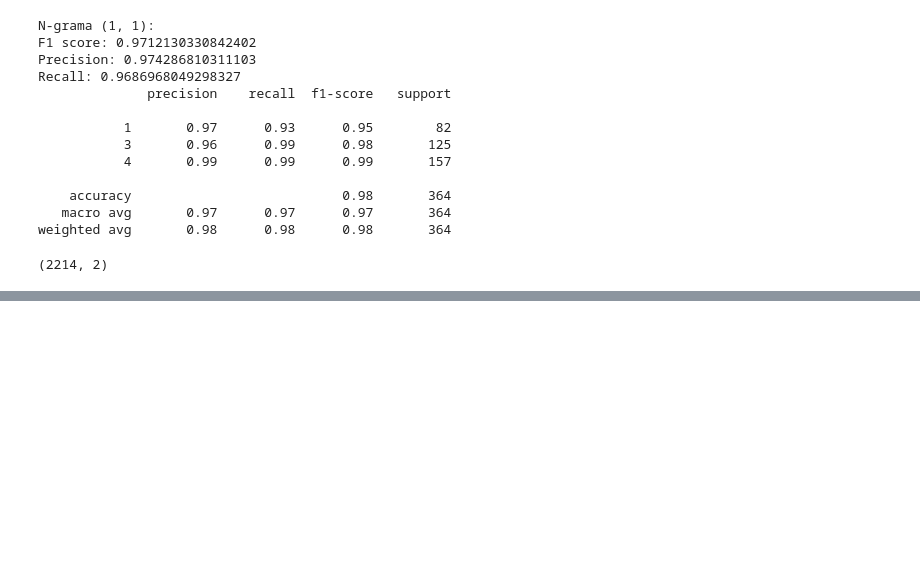
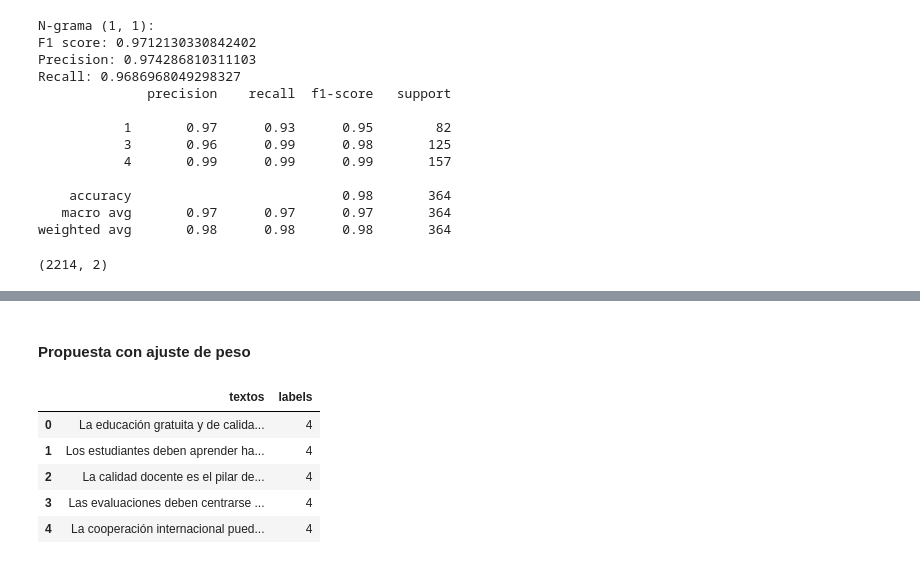
Before and after one commit to BILabsAndProjects/Proyecto1, a Jupyter notebook: pipeline.ipynb, the cells around one changed output, grey strips where cells are left out. Cells and saved outputs as stored; diff of their text form; code cells hidden in the pictures; blank space fills up the shorter version.

```diff
--- a/pipeline.ipynb
+++ b/pipeline.ipynb
@@ -267,0 +404,12 @@ Este método consiste en tomar las nuevas instancias y reentrenar todo el modelo
+# %% [markdown]
+#### Propuesta con ajuste de peso
+# %%
+df_nuevo = pd.read_csv(r"datos\datos_ods4_100.csv")
+df_nuevo.head()
+# %% [output]
+|  | textos | labels |
+| 0 | La educación gratuita y de calida... | 4 |
+| 1 | Los estudiantes deben aprender ha... | 4 |
+| 2 | La calidad docente es el pilar de... | 4 |
+| 3 | Las evaluaciones deben centrarse ... | 4 |
+| 4 | La cooperación internacional pued... | 4 |
```
Also changed, not shown: parts of 20 cells of this notebook, 2 other files.
